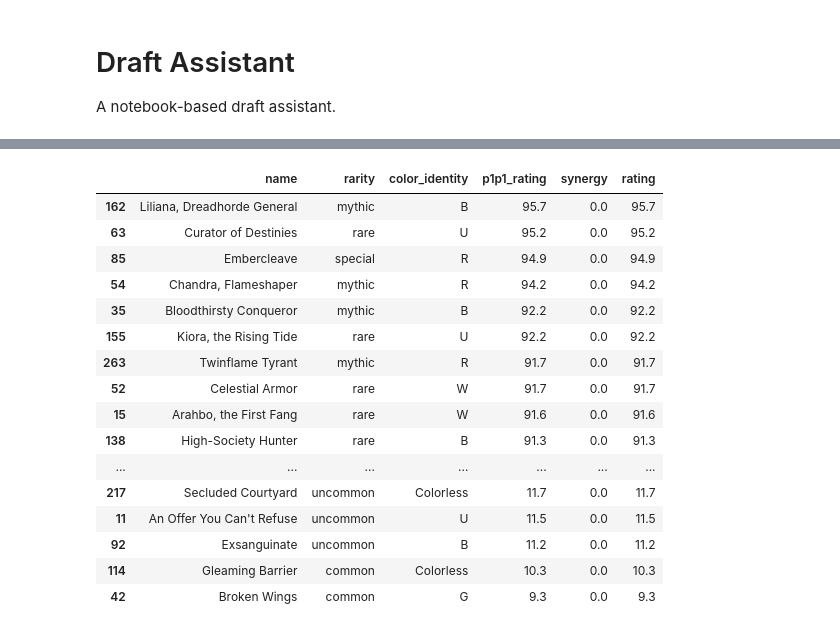
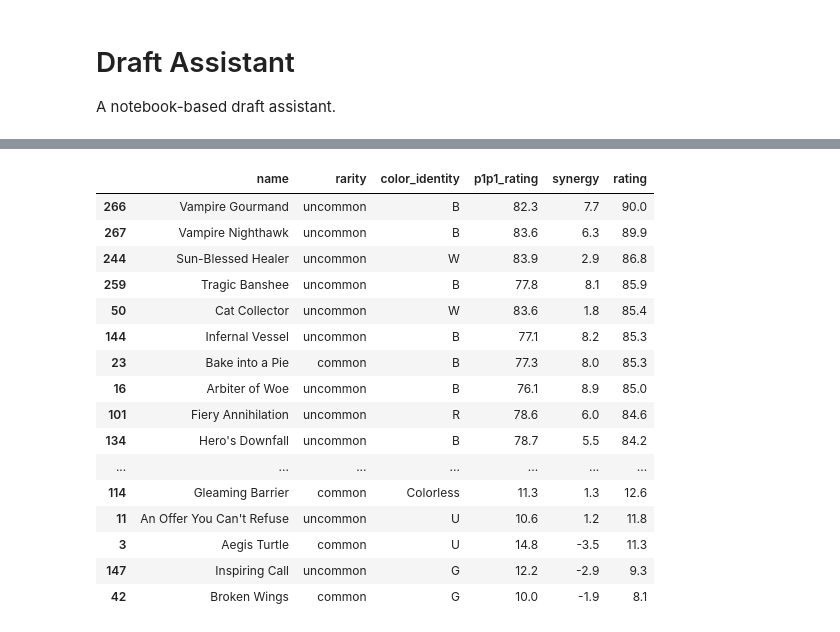
Before and after one commit to milkjeff94/statistical-drafting, a Jupyter notebook: notebooks/draft_assistant.ipynb, the cells around one changed output, grey strips where cells are left out. Drawn from its saved outputs; the diff is of its cells as text; code cells hidden in the pictures.

```diff
--- a/notebooks/draft_assistant.ipynb
+++ b/notebooks/draft_assistant.ipynb
@@ -17,29 +15,29 @@ dm = sd.DraftModel(set="FDN", draft_mode="Premier")
 # %%
 # collection = ["Vivien Reid", "Scavenging Ooze"] # Collection as cardnames
 # collection = [16, 229, 78, 78, 198] # Collection as card ids
 # collection = [66] * 5 + [134] * 5 + [188] * 2 + [169] * 4 + [129] * 4 + [100] * 3 + [214] * 4 # BW FDN deck
-collection = []
+collection = ["Infestation Sage", 112, 216, "Eaten Alive"] #, "Eaten Alive", "Vampire Soulcaller", "Involuntary Employment", "Llanowar Elves", "Marauding Blight-Priest", "Diregraf Ghoul", "Rugged Highlands", "Meteor Golem", "Essence Scatter", "Elementalist Adept", "Gorehorn Raider", "Spinner of Souls", "Micromancer", "Bake into a Pie", "Tragic Banshee", "Stab", "Fake Your Own Death", "Burglar Rat", "Refute", "Jungle Hollow", "Self-Reflection", 14, "Aegis Turtle", "Bake into a Pie", "Essence Scatter", "Sylvan Scavenging", "Eaten Alive", "Mild-Mannered Librarian", "Skyship Buccaneer", "Infestation Sage", "Hungry Ghoul", "Think Twice", "Infestation Sage", "Burnished Hart", "Exsanguinate", "Hare Apparent", "Tranquil Cove"]
 pick_order = dm.get_pick_order(collection)
-# pick_order = pick_order[pick_order["rarity"].isin(["common", "uncommon"])] # Optional filter.
+pick_order = pick_order[pick_order["rarity"].isin(["common", "uncommon"])] # Optional filter.
 # pick_order = pick_order[pick_order["color_identity"].isin(["R"])] # Optional filter.
 pick_order
 # %% [output]
 |  | name | rarity | color_identity | p1p1_rating | synergy | rating |
-| 162 | Liliana, Dreadhorde General | mythic | B | 95.7 | 0.0 | 95.7 |
-| 63 | Curator of Destinies | rare | U | 95.2 | 0.0 | 95.2 |
-| 85 | Embercleave | special | R | 94.9 | 0.0 | 94.9 |
-| 54 | Chandra, Flameshaper | mythic | R | 94.2 | 0.0 | 94.2 |
-| 35 | Bloodthirsty Conqueror | mythic | B | 92.2 | 0.0 | 92.2 |
-| 155 | Kiora, the Rising Tide | rare | U | 92.2 | 0.0 | 92.2 |
-| 263 | Twinflame Tyrant | mythic | R | 91.7 | 0.0 | 91.7 |
-| 52 | Celestial Armor | rare | W | 91.7 | 0.0 | 91.7 |
-| 15 | Arahbo, the First Fang | rare | W | 91.6 | 0.0 | 91.6 |
-| 138 | High-Society Hunter | rare | B | 91.3 | 0.0 | 91.3 |
+| 266 | Vampire Gourmand | uncommon | B | 82.3 | 7.7 | 90.0 |
+| 267 | Vampire Nighthawk | uncommon | B | 83.6 | 6.3 | 89.9 |
+| 244 | Sun-Blessed Healer | uncommon | W | 83.9 | 2.9 | 86.8 |
+| 259 | Tragic Banshee | uncommon | B | 77.8 | 8.1 | 85.9 |
+| 50 | Cat Collector | uncommon | W | 83.6 | 1.8 | 85.4 |
+| 144 | Infernal Vessel | uncommon | B | 77.1 | 8.2 | 85.3 |
+| 23 | Bake into a Pie | common | B | 77.3 | 8.0 | 85.3 |
+| 16 | Arbiter of Woe | uncommon | B | 76.1 | 8.9 | 85.0 |
+| 101 | Fiery Annihilation | uncommon | R | 78.6 | 6.0 | 84.6 |
+| 134 | Hero's Downfall | uncommon | B | 78.7 | 5.5 | 84.2 |
 | ... | ... | ... | ... | ... | ... | ... |
-| 217 | Secluded Courtyard | uncommon | Colorless | 11.7 | 0.0 | 11.7 |
-| 11 | An Offer You Can't Refuse | uncommon | U | 11.5 | 0.0 | 11.5 |
-| 92 | Exsanguinate | uncommon | B | 11.2 | 0.0 | 11.2 |
-| 114 | Gleaming Barrier | common | Colorless | 10.3 | 0.0 | 10.3 |
-| 42 | Broken Wings | common | G | 9.3 | 0.0 | 9.3 |
+| 114 | Gleaming Barrier | common | Colorless | 11.3 | 1.3 | 12.6 |
+| 11 | An Offer You Can't Refuse | uncommon | U | 10.6 | 1.2 | 11.8 |
+| 3 | Aegis Turtle | common | U | 14.8 | -3.5 | 11.3 |
+| 147 | Inspiring Call | uncommon | G | 12.2 | -2.9 | 9.3 |
+| 42 | Broken Wings | common | G | 10.0 | -1.9 | 8.1 |
 # %%
 # Deckbuild recommendations after draft.
```
Also changed, not shown: parts of 2 cells of this notebook, 6 other files.
